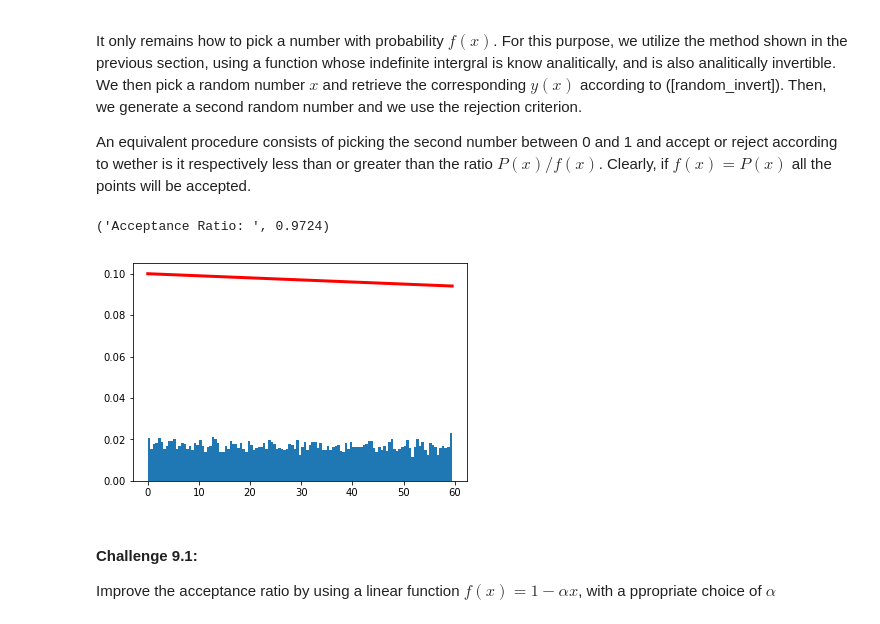
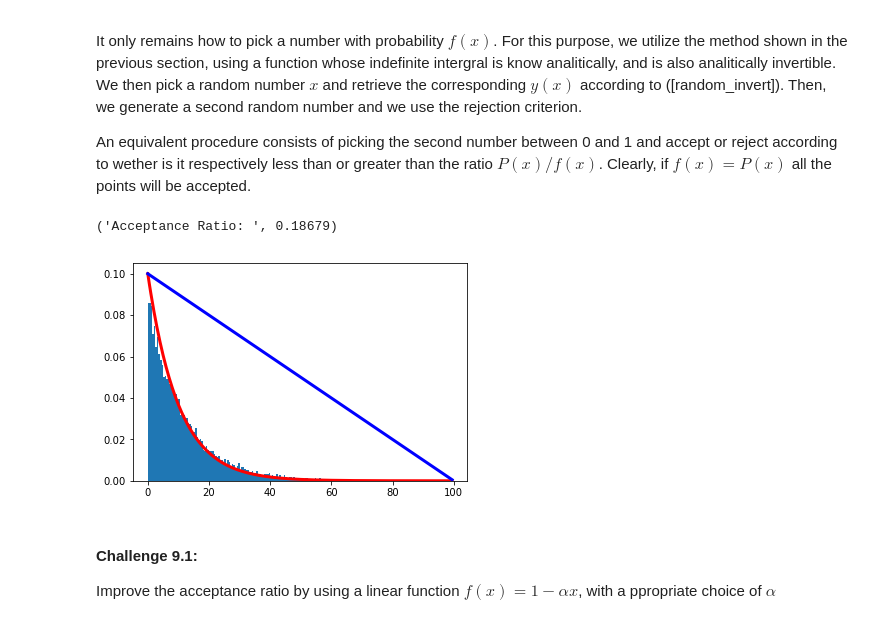
Before and after one commit to atishelmanch/PHYS7321_HW, a Jupyter notebook: HW5/09_02_random_distributions_Homework.ipynb, the cells around one changed output. Saved outputs shown, nothing was run; the diff lists cells and outputs as text; code cells hidden in the pictures.

```diff
--- a/HW5/09_02_random_distributions_Homework.ipynb
+++ b/HW5/09_02_random_distributions_Homework.ipynb
@@ -76,46 +81,62 @@ An equivalent procedure consists of picking the second number between 0
 and 1 and accept or reject according to wether is it respectively less
 than or greater than the ratio $P(x)/f(x)$. Clearly, if $f(x)=P(x)$ all the points will be accepted.
 # %%
-N = 10000
+# Number of Random Numbers
+N = 100000
 
+# Parameters
+xmax = 60
 xlambda = 0.1
-
-xmax = 60
 ymax = xlambda
-
-rx = np.random.random(N)*xmax # random x values
-ry = np.random.random(N)*ymax # random y values
-
-#function = np.zeros(N)
-
-values = [] # Accepted values
-
 alpha = 0.01
 
+# want alpha*x = xlambda
+# plot until 1-alpha*x = 0 -> alpha*x=1 -> x = 1/alpha
+
+# Test
+# number = np.random.random()
+# print "number = ",number
+
+# Two sets of random numbers where elements are in [0,xmax], [0,ymax] both length N
+rx = np.random.random(N)*xmax
+ry = np.random.random(N)#*ymax
+
+#fx = 1-alpha*x
+
+values = []
+
+# Number Accepted
 Nin = 0
+
 for i in range(N):
-    #function[i] = xlambda*(1 - alpha*xlambda*rx[i])
-    if(ry[i] <= (xlambda*(1 - alpha*xlambda*rx[i]))):  # np.exp(-xlambda*rx[i]))):
+    #if(ry[i] <= xlambda*np.exp(-xlambda*rx[i])): # if the ith y is <= lambda*e^{-lambdax*randomx}
+        # Accept
+    #    values.append(rx[i])
+    #    Nin += 1
 
-        # If ith random y value is under curve of ymax * fit function at (ymax * ith x value), accept.
+    #number = np.random.random()
 
-        # Accept
+    # accept if ry[i] < P(x) / f(x)
+
+    if(ry[i] < ((xlambda*np.exp(-xlambda*rx[i]))/(ymax-ymax*alpha*rx[i]))):
+    #if(ry[i] < ((1-alpha*rx[i])/(xlambda*np.exp(-xlambda*rx[i])))):
         values.append(rx[i])
         Nin += 1
 
-x = np.asarray(values) # Turn a list into an array. Very useful! Plot on histogram.
-func = np.asarray(function)
+x = np.asarray(values)
+
 print("Acceptance Ratio: ",Nin/float(N))
 
-# Originial acceptance ratio: 0.1654
+# Originial Acceptance Ratio: 0.1689
+# New Acceptance Ratio: 0.18699
 
 binwidth=xlambda*5
-
-pyplot.hist(x,bins=np.arange(0.,xmax, binwidth),normed=True); # arange(start, stop, step)
-pyplot.plot(np.arange(0.,xmax,binwidth),xlambda*(1 - alpha*xlambda*np.arange(0.,xmax,binwidth)),ls='-',c='red',lw=3);  # xlambda*np.exp(-xlambda*np.arange(0.,100.,binwidth)),ls='-',c='red',lw=3);
+pyplot.hist(x,bins=np.arange(0.,100., binwidth),normed=True);
+pyplot.plot(np.arange(0.,100.,binwidth),xlambda*np.exp(-xlambda*np.arange(0.,100.,binwidth)),ls='-',c='red',lw=3);
+pyplot.plot(np.arange(0.,1/alpha,binwidth),(ymax-ymax*alpha*np.arange(0.,1/alpha,binwidth)),ls='-',c='blue',lw=3);
 # %% [output]
-('Acceptance Ratio: ', 0.9724)
+('Acceptance Ratio: ', 0.18679)
-[figure, old version]
+[figure, new version]
 # %% [markdown]
 #### Challenge 9.1:
 
```
Also changed, not shown: parts of 2 cells of this notebook.
